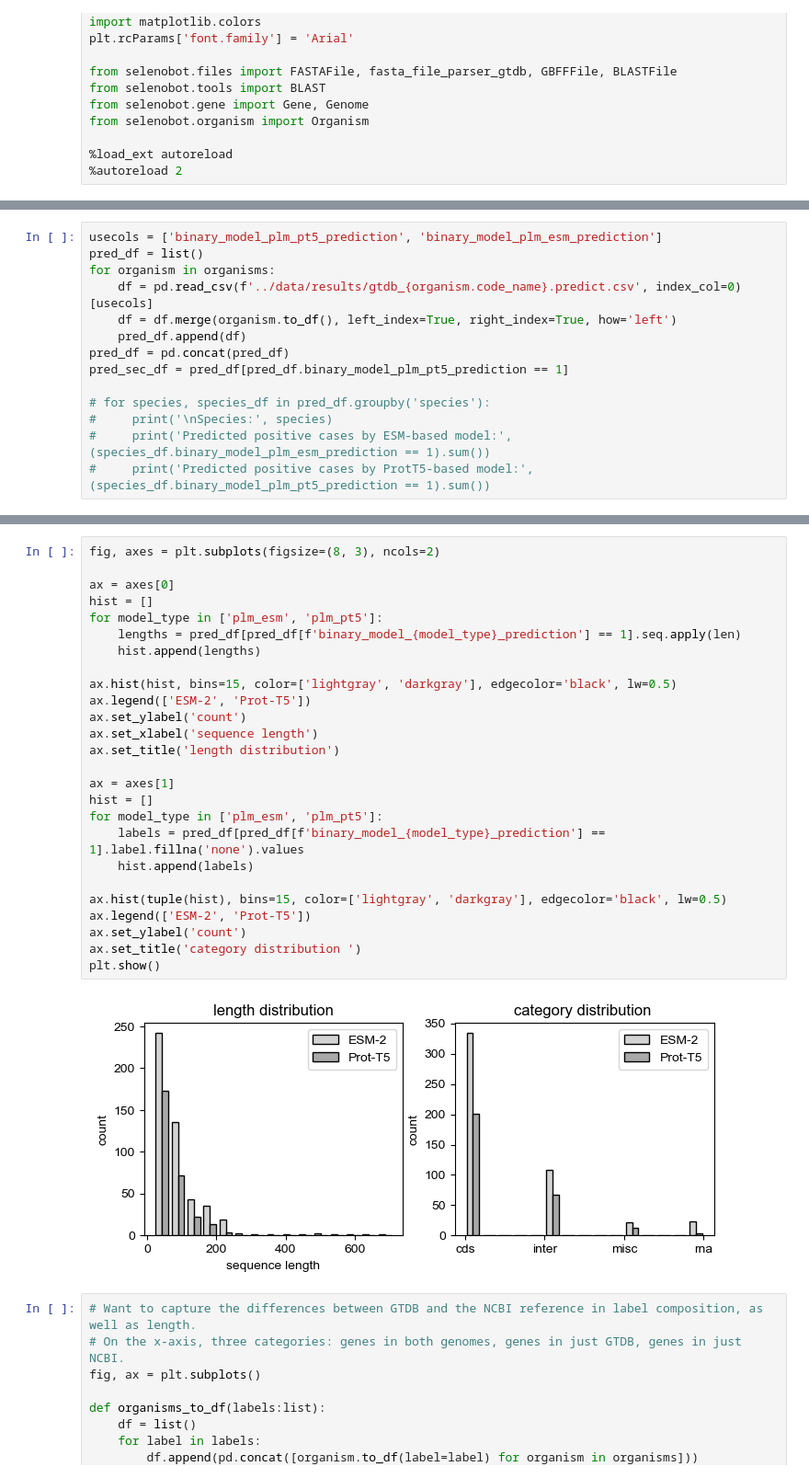
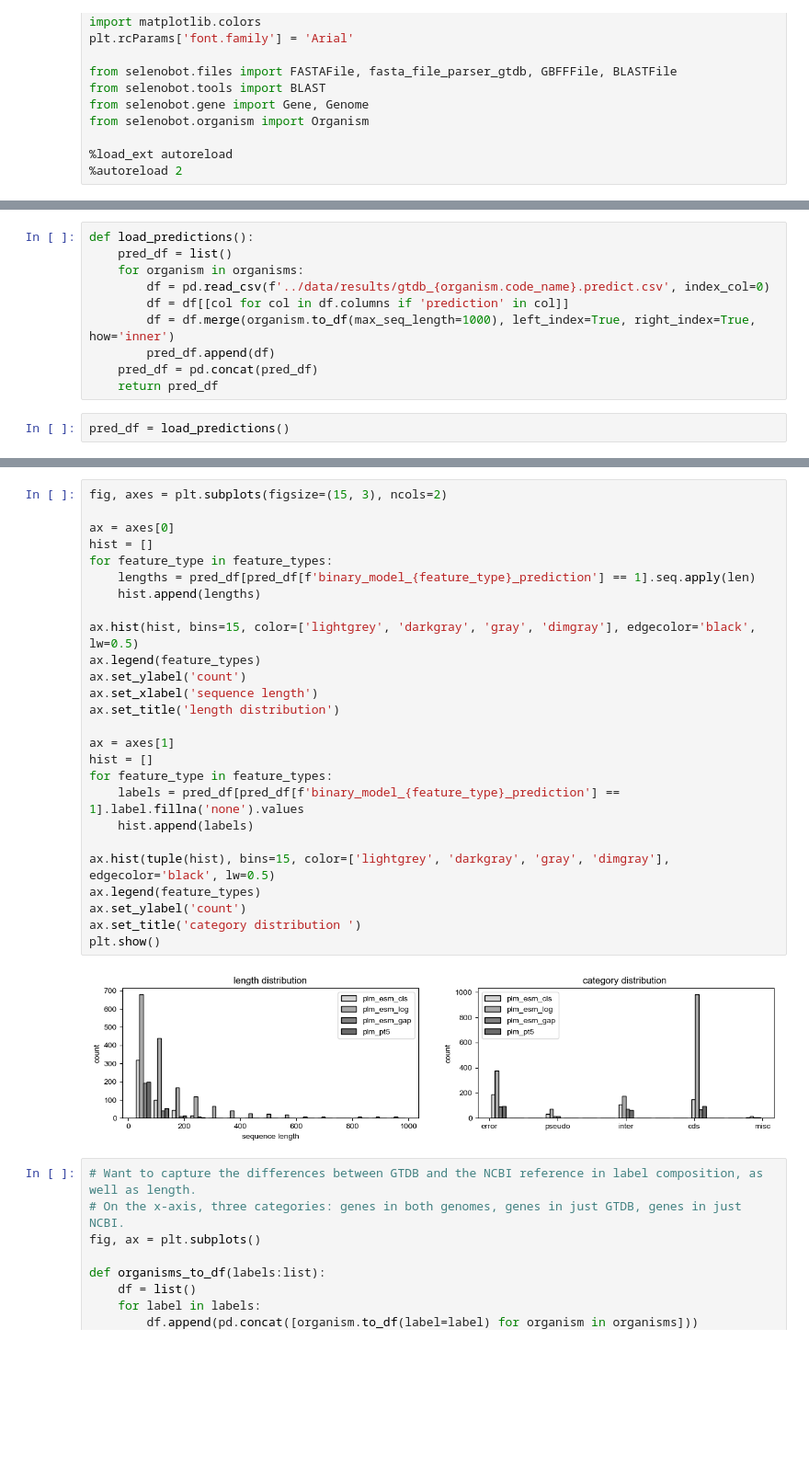
Before and after one commit to pipparichter/selenobot, a Jupyter notebook: notebooks/model-orgs-binary.ipynb, the cells around one changed output, grey strips where cells are left out. Shown at 92% size. Cells and saved outputs as stored; diff of their text form; blank space fills up the shorter version.

Commit message:
model stuff

```diff
--- a/notebooks/model-orgs-binary.ipynb
+++ b/notebooks/model-orgs-binary.ipynb
@@ -118,15 +114,13 @@ Organism.label: Found 4 sequences in the input genome with the "rna" label.
 Organism.label: Found 0 sequences in the input genome with the "misc" label.
 # %%
-usecols = ['binary_model_plm_pt5_prediction', 'binary_model_plm_esm_prediction']
-pred_df = list()
-for organism in organisms:
-    df = pd.read_csv(f'../data/results/gtdb_{organism.code_name}.predict.csv', index_col=0)[usecols]
-    df = df.merge(organism.to_df(), left_index=True, right_index=True, how='left')
-    pred_df.append(df)
-pred_df = pd.concat(pred_df)
-pred_sec_df = pred_df[pred_df.binary_model_plm_pt5_prediction == 1]
-
-# for species, species_df in pred_df.groupby('species'):
-#     print('\nSpecies:', species)
-#     print('Predicted positive cases by ESM-based model:', (species_df.binary_model_plm_esm_prediction == 1).sum())
-#     print('Predicted positive cases by ProtT5-based model:', (species_df.binary_model_plm_pt5_prediction == 1).sum())
+def load_predictions():
+    pred_df = list()
+    for organism in organisms:
+        df = pd.read_csv(f'../data/results/gtdb_{organism.code_name}.predict.csv', index_col=0)
+        df = df[[col for col in df.columns if 'prediction' in col]]
+        df = df.merge(organism.to_df(max_seq_length=1000), left_index=True, right_index=True, how='inner')
+        pred_df.append(df)
+    pred_df = pd.concat(pred_df)
+    return pred_df
+# %%
+pred_df = load_predictions()
@@ -133,31 +148,31 @@ pred_sec_df = pred_df[pred_df.binary_model_plm_pt5_prediction == 1]
 # %%
-fig, axes = plt.subplots(figsize=(8, 3), ncols=2)
+fig, axes = plt.subplots(figsize=(15, 3), ncols=2)
 
 ax = axes[0]
 hist = []
-for model_type in ['plm_esm', 'plm_pt5']:
-    lengths = pred_df[pred_df[f'binary_model_{model_type}_prediction'] == 1].seq.apply(len)
+for feature_type in feature_types:
+    lengths = pred_df[pred_df[f'binary_model_{feature_type}_prediction'] == 1].seq.apply(len)
     hist.append(lengths)
 
-ax.hist(hist, bins=15, color=['lightgray', 'darkgray'], edgecolor='black', lw=0.5)
-ax.legend(['ESM-2', 'Prot-T5'])
+ax.hist(hist, bins=15, color=['lightgrey', 'darkgray', 'gray', 'dimgray'], edgecolor='black', lw=0.5)
+ax.legend(feature_types)
 ax.set_ylabel('count')
 ax.set_xlabel('sequence length')
 ax.set_title('length distribution')
 
 ax = axes[1]
 hist = []
-for model_type in ['plm_esm', 'plm_pt5']:
-    labels = pred_df[pred_df[f'binary_model_{model_type}_prediction'] == 1].label.fillna('none').values
+for feature_type in feature_types:
+    labels = pred_df[pred_df[f'binary_model_{feature_type}_prediction'] == 1].label.fillna('none').values
     hist.append(labels)
 
-ax.hist(tuple(hist), bins=15, color=['lightgray', 'darkgray'], edgecolor='black', lw=0.5)
-ax.legend(['ESM-2', 'Prot-T5'])
+ax.hist(tuple(hist), bins=15, color=['lightgrey', 'darkgray', 'gray', 'dimgray'], edgecolor='black', lw=0.5)
+ax.legend(feature_types)
 ax.set_ylabel('count')
 ax.set_title('category distribution ')
 plt.show()
 # %% [output]
-[figure, old version]
+[figure, new version]
 # %%
 # Want to capture the differences between GTDB and the NCBI reference in label composition, as well as length.
 # On the x-axis, three categories: genes in both genomes, genes in just GTDB, genes in just NCBI.
```
Also changed, not shown: parts of 4 cells of this notebook, 12 other files.
